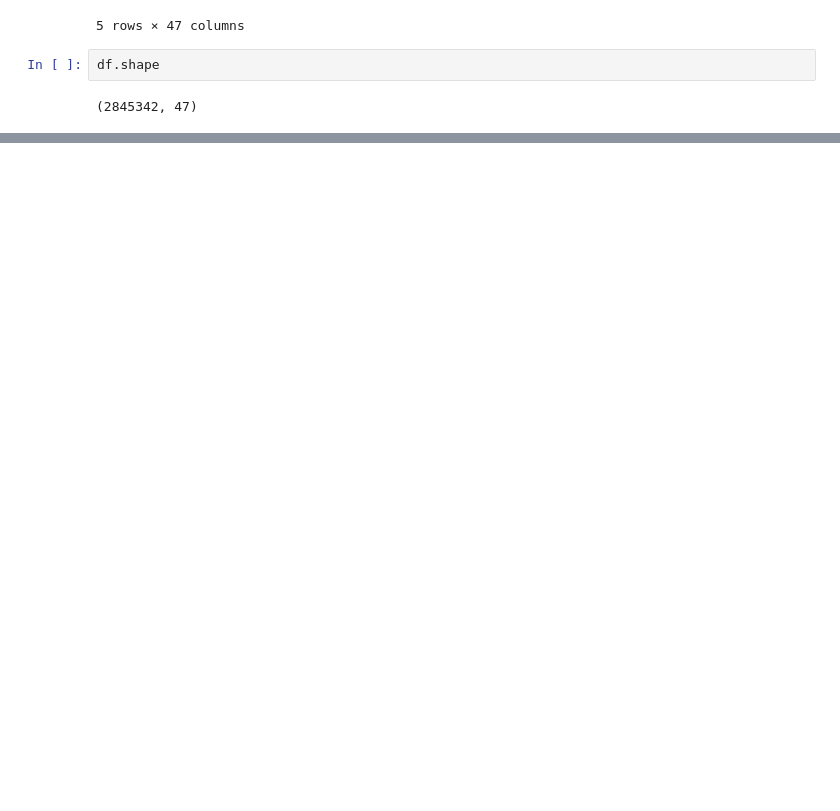
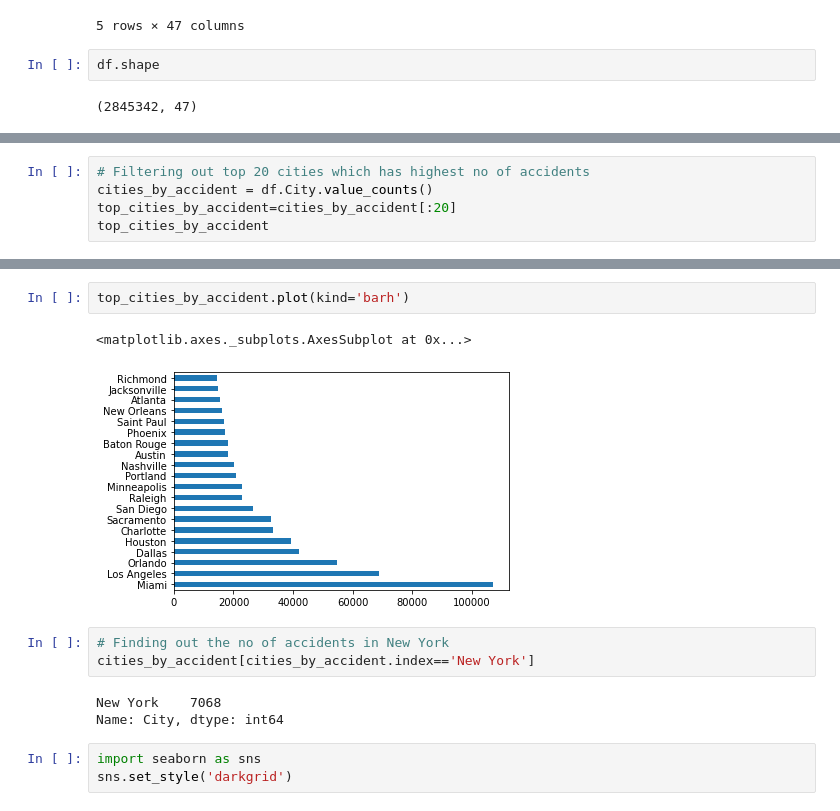
Before and after one commit to sugam21/5Ugam, a Jupyter notebook: us_accident_analysis.ipynb, the cells around one changed output, grey strips where cells are left out. Drawn from its saved outputs; the diff is of its cells as text; blank space fills up the shorter version.

```diff
--- a/us_accident_analysis.ipynb
+++ b/us_accident_analysis.ipynb
@@ -98,0 +174,5 @@ dtype: object
+# %%
+# Filtering out top 20 cities which has highest no of accidents
+cities_by_accident = df.City.value_counts()
+top_cities_by_accident=cities_by_accident[:20]
+top_cities_by_accident
@@ -98,0 +197,14 @@ dtype: object
+# %%
+top_cities_by_accident.plot(kind='barh')
+# %% [output]
+<matplotlib.axes._subplots.AxesSubplot at 0x...>
+[figure, added]
+# %%
+# Finding out the no of accidents in New York
+cities_by_accident[cities_by_accident.index=='New York']
+# %% [output]
+New York    7068
+Name: City, dtype: int64
+# %%
+import seaborn as sns
+sns.set_style('darkgrid')
```
Also changed, not shown: parts of 43 cells of this notebook.
